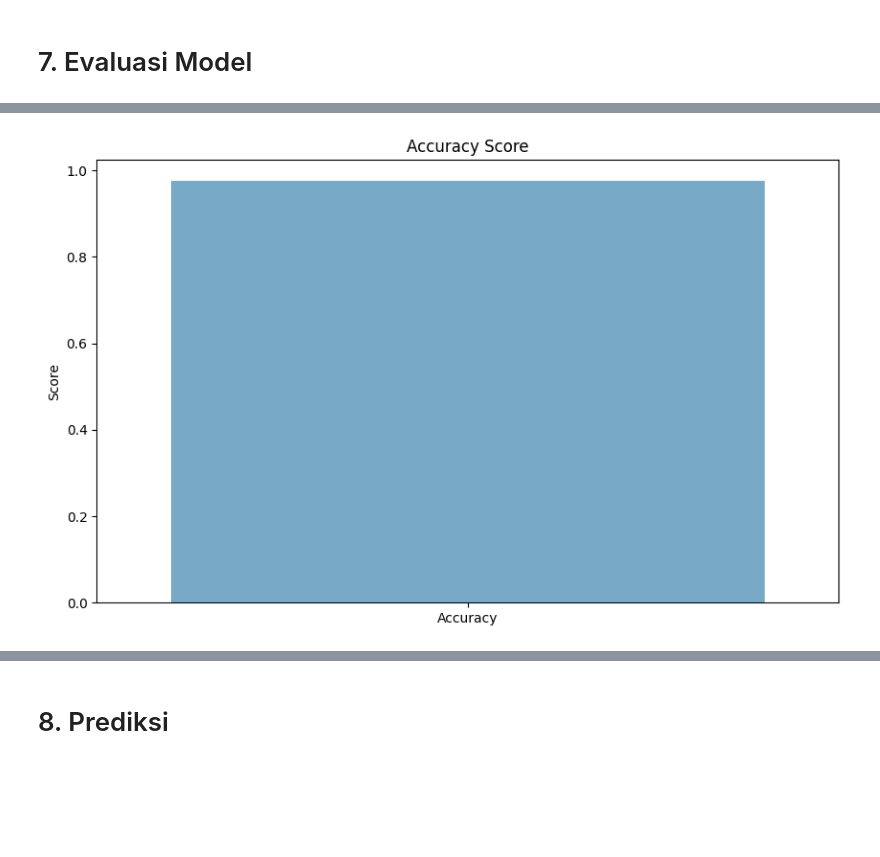
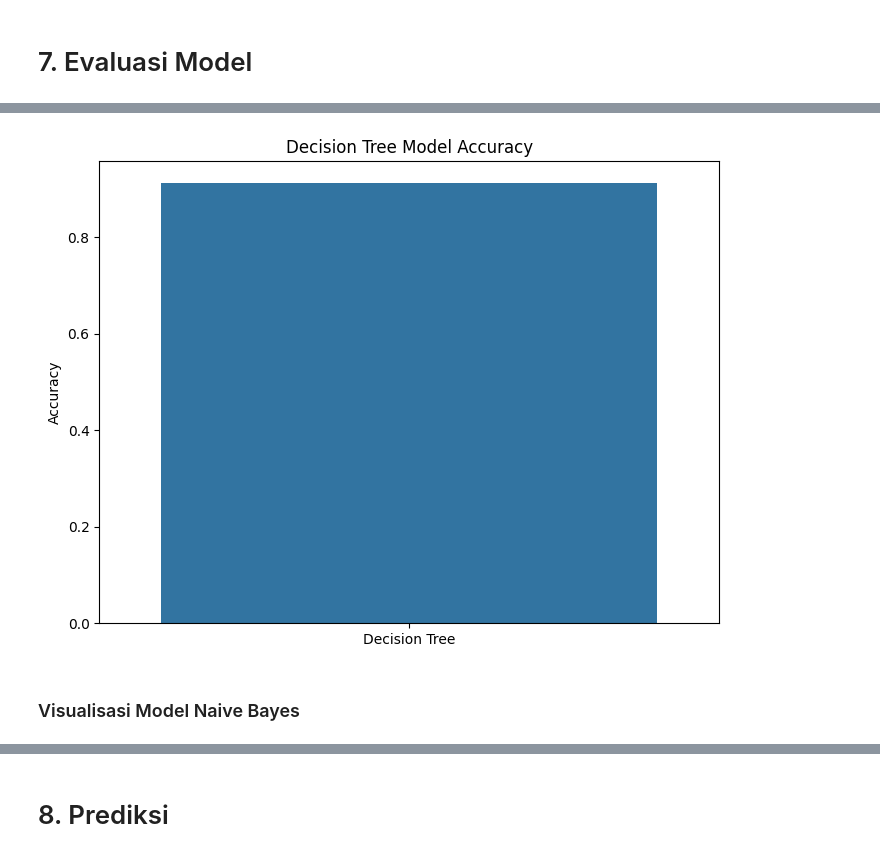
Before and after one commit to dikkaaaw/Email-Phising-Classification, a Jupyter notebook: Phishing Classification.ipynb, the cells around one changed output, grey strips where cells are left out. Saved outputs shown, nothing was run; the diff lists cells and outputs as text; code cells hidden in the pictures; blank space fills up the shorter version.

```diff
--- a/Phishing Classification.ipynb
+++ b/Phishing Classification.ipynb
@@ -306,10 +319,13 @@ SVC(kernel='linear')
 # %%
-# Import model menggunakan pickle
-import pickle
+# Menginisialisasi Decision Tree model
+decision_tree_model = DecisionTreeClassifier()
 
 # Melakukan fit model pada training set
-svm_model.fit(X_train_tfidf, y_train)
+decision_tree_model.fit(X_train_tfidf, y_train)
+
+# Membuat prediksi pada testing set
+y_pred = decision_tree_model.predict(X_test_tfidf)
 
 # Menyimpan model ke dalam file
-with open('./models/trained_model.pkl', 'wb') as file:
-    pickle.dump(svm_model, file)
+with open('./models/DT_Model.pkl', 'wb') as file:
+    pickle.dump(decision_tree_model, file)
@@ -379,9 +595,11 @@ plt.show()
 # %%
-# Membuat plot accuracy score
-plt.figure(figsize=(10, 6))
-sns.barplot(x=['Accuracy'], y=[accuracy], palette='Blues', hue=['Accuracy'])
-plt.title('Accuracy Score')
-plt.ylabel('Score')
+# Membuat plot akurasi model Decision Tree
+plt.figure(figsize=(8, 6))
+sns.barplot(x=['Decision Tree'], y=[accuracy_score(y_test, decision_tree_model.predict(X_test_tfidf))])
+plt.title('Decision Tree Model Accuracy')
+plt.ylabel('Accuracy')
 plt.show()
 # %% [output]
-[figure, old version]
+[figure, new version]
+# %% [markdown]
+### Visualisasi Model Naive Bayes
```
Also changed, not shown: parts of 43 cells of this notebook, 7 other files.
